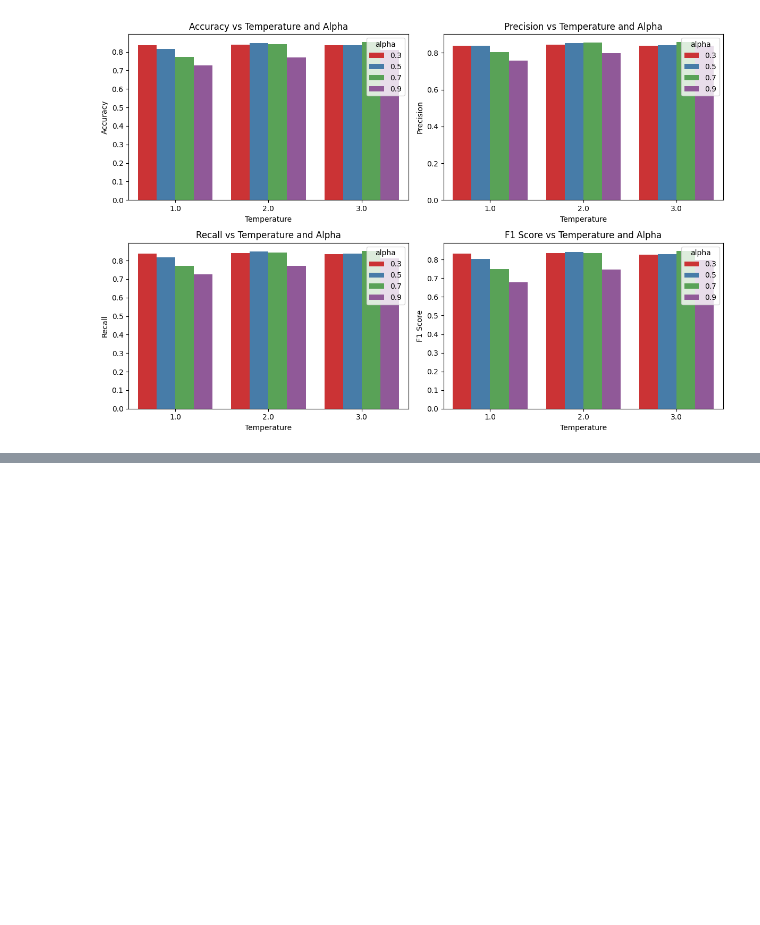
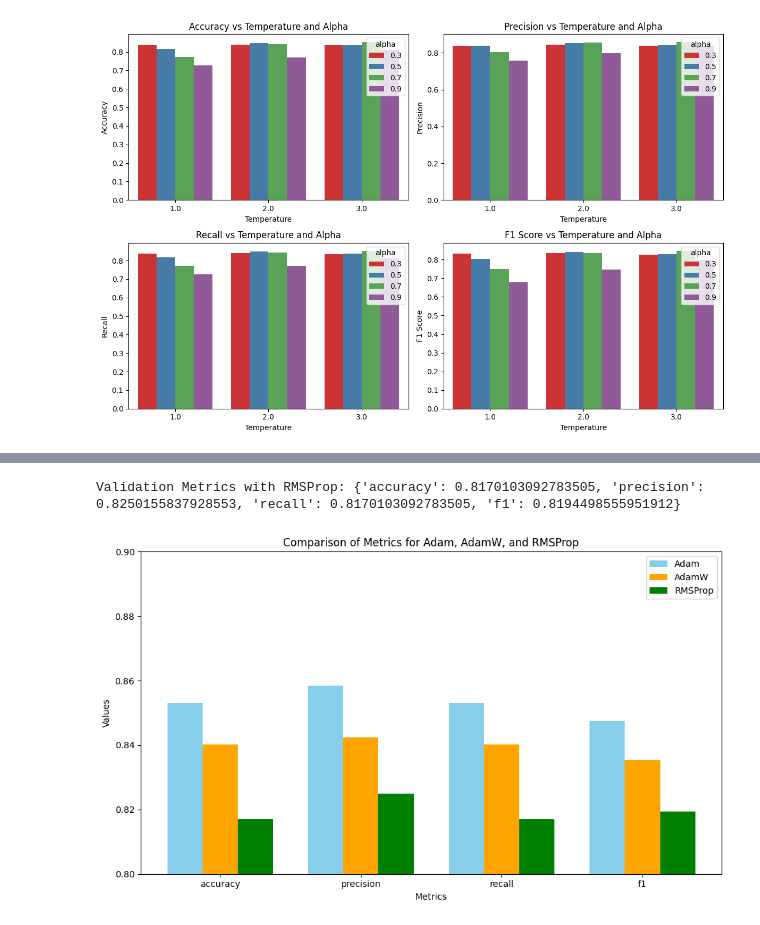
Before and after one commit to emrekuruu/Fine-Tune, a Jupyter notebook: knowledge_distil_roberta_vs_distilbert.ipynb, the cells around one changed output, grey strips where cells are left out. Cells and saved outputs as stored; diff of their text form; code cells hidden in the pictures; blank space fills up the shorter version.

Commit message:
Adamw/RMSProp versions with best hyperparams

```diff
--- a/knowledge_distil_roberta_vs_distilbert.ipynb
+++ b/knowledge_distil_roberta_vs_distilbert.ipynb
@@ -953,0 +1144,44 @@ plt.show()
+# %%
+val_metrics = evaluate_model(student_model, val_dataloader)
+print(f"Validation Metrics with RMSProp: {val_metrics}")
+# %% [output]
+Validation Metrics with RMSProp: {'accuracy': 0.8170103092783505, 'precision': 0.8250155837928553, 'recall': 0.8170103092783505, 'f1': 0.8194498555951912}
+# %%
+import matplotlib.pyplot as plt
+import numpy as np
+
+adam_metrics = {'accuracy': 0.8530927835051546, 'precision': 0.8584148108106562, 'recall': 0.8530927835051546, 'f1': 0.8474563176496248}
+adamw_metrics = {'accuracy': 0.8402061855670103, 'precision': 0.8423849425605004, 'recall': 0.8402061855670103, 'f1': 0.8354557587007766}
+rmsprop_metrics = {'accuracy': 0.8170103092783505, 'precision': 0.8250155837928553, 'recall': 0.8170103092783505, 'f1': 0.8194498555951912}
+
+labels = list(adam_metrics.keys())
+adam_values = list(adam_metrics.values())
+adamw_values = list(adamw_metrics.values())
+rmsprop_values = list(rmsprop_metrics.values())
+
+x = np.arange(len(labels))
+width = 0.25
+
+plt.figure(figsize=(10, 6))
+
+# Adam
+plt.bar(x - width, adam_values, width, label='Adam', color='skyblue')
+
+# AdamW
+plt.bar(x, adamw_values, width, label='AdamW', color='orange')
+
+# RMSProp
+plt.bar(x + width, rmsprop_values, width, label='RMSProp', color='green')
+
+plt.xlabel('Metrics')
+plt.ylabel('Values')
+plt.title('Comparison of Metrics for Adam, AdamW, and RMSProp')
+plt.xticks(x, labels)
+plt.ylim(0.8, 0.9)
+
+plt.legend()
+
+plt.tight_layout()
+plt.show()
+# %% [output]
+[figure, added]
```
Also changed, not shown: parts of 19 cells of this notebook.
